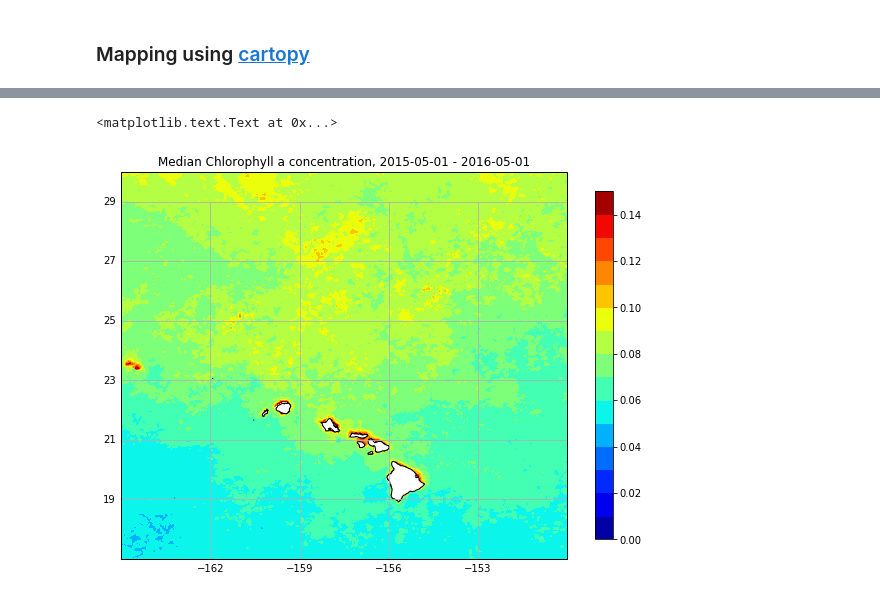
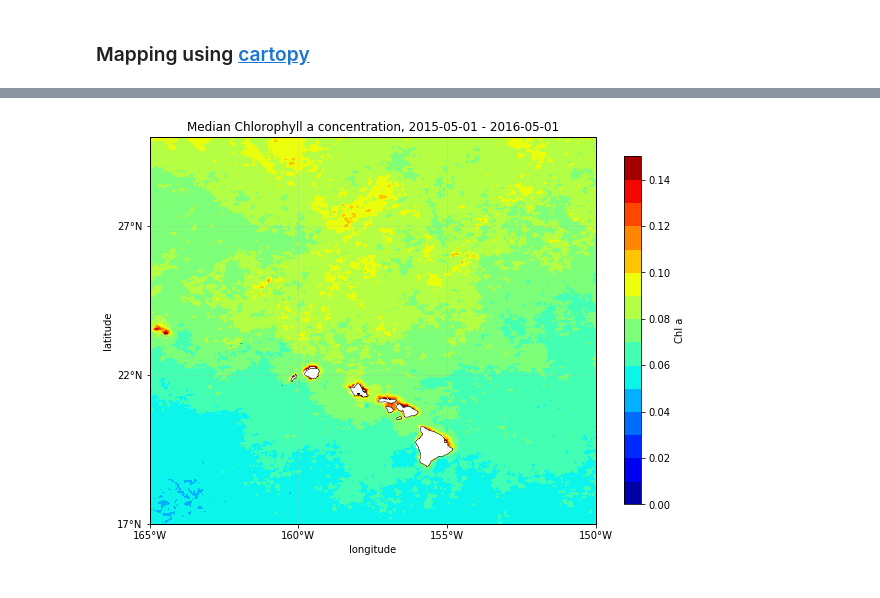
Before and after one commit to nicolasfauchereau/oceanwatch, a Jupyter notebook: oceanwatch_Python.ipynb, the cells around one changed output, grey strips where cells are left out. Cells and saved outputs as stored; diff of their text form; code cells hidden in the pictures.

```diff
--- a/oceanwatch_Python.ipynb
+++ b/oceanwatch_Python.ipynb
@@ -87,6 +97,6 @@ Attributes:
 # %% [markdown]
 ### get lon and lat
 # %%
-lon = dset['longitude']
+lon = chl['longitude']
 # %%
-lat = dset['latitude']
+lat = chl['latitude']
@@ -127,7 +167,7 @@ ax.grid(ls=':')
 # %% [markdown]
 ## Creating a map of median Chl a concentration over a year
 # %%
-median_chla = dset['chla'].median('time')
+median_chla = chl.median('time')
 # %% [markdown]
 ### Mapping using [cartopy](https://github.com/SciTools/cartopy)
 # %%
@@ -140,26 +201,37 @@ proj = ccrs.PlateCarree()
 # %%
 f, ax = plt.subplots(figsize=(10,8), subplot_kw={'projection':proj})
-
-ax.set_extent([lon.min(), lon.max(), lat.min(), lat.max()])
 
 ax.add_feature(cfeature.GSHHSFeature(scale='full', lw=0.5, facecolor='w'))
 
 im = ax.contourf(lon, lat, median_chla, levels = np.arange(0,0.16,0.01), cmap=plt.cm.jet)
 
-plt.colorbar(im, ax=ax, shrink=0.8)
+cb = plt.colorbar(im, ax=ax, shrink=0.8)
 
-gl = ax.gridlines(xlocs=lon[::60]-360, ylocs=lat[::40], draw_labels=True)
+cb.set_label('Chl a')
 
-gl.xlabels_top = gl.ylabels_right = False
+xticks = np.arange(lon[0], lon[-1] + 5, 5) - 360.
+yticks = np.arange(lat[0], lat[-1] + 5, 5)
 
-ax.set_extent([lon.min(), lon.max(), lat.min(), lat.max()])
+gl = ax.gridlines(draw_labels=False, lw=0.5, linestyle=':', xlocs=xticks, ylocs=yticks)
+
+ax.set_xticks(xticks, crs=proj)
+
+ax.set_yticks(yticks, crs=proj)
+
+lon_formatter = LongitudeFormatter(zero_direction_label=True)
+
+lat_formatter = LatitudeFormatter()
+
+ax.xaxis.set_major_formatter(lon_formatter)
+ax.yaxis.set_major_formatter(lat_formatter)
 
 ax.set_xlabel('longitude')
 
 ax.set_ylabel('latitude')
 
 ax.set_title('Median Chlorophyll a concentration, {:%Y-%m-%d} - {:%Y-%m-%d}'.\
              format(dset.time.to_index()[0], dset.time.to_index()[-1]))
+
+ax.set_extent([lon.min(), lon.max(), lat.min(), lat.max()])
 # %% [output]
-<matplotlib.text.Text at 0x...>
-[figure, old version]
+[figure, new version]
```
Also changed, not shown: parts of 15 cells of this notebook.
